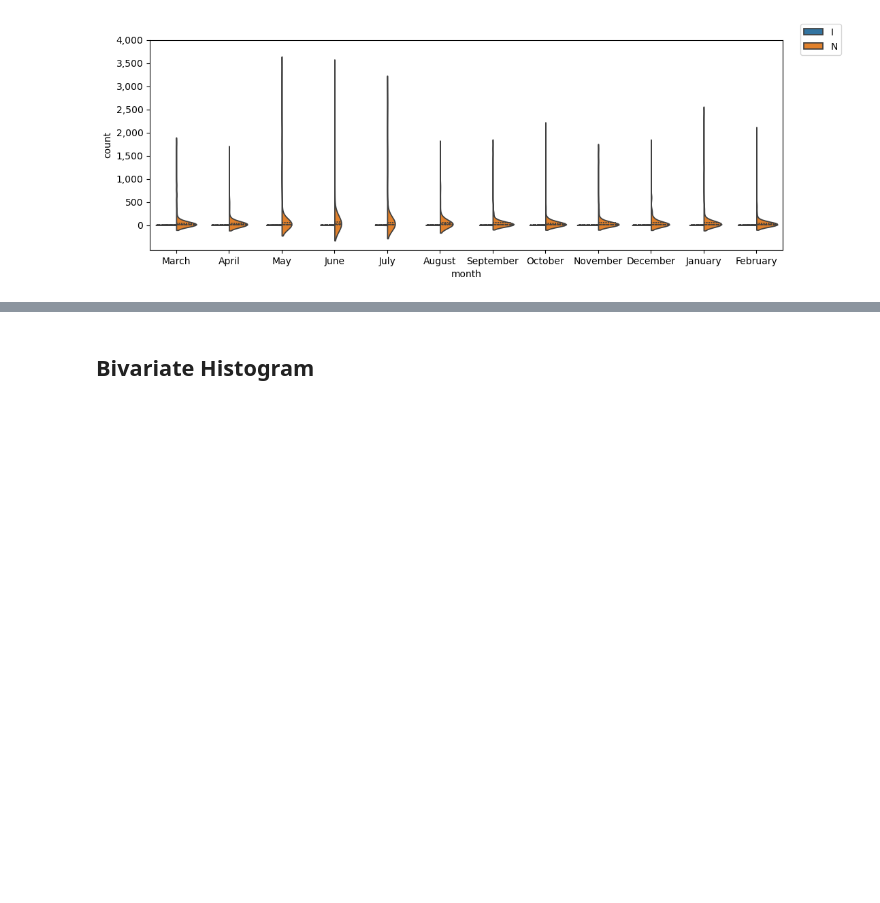
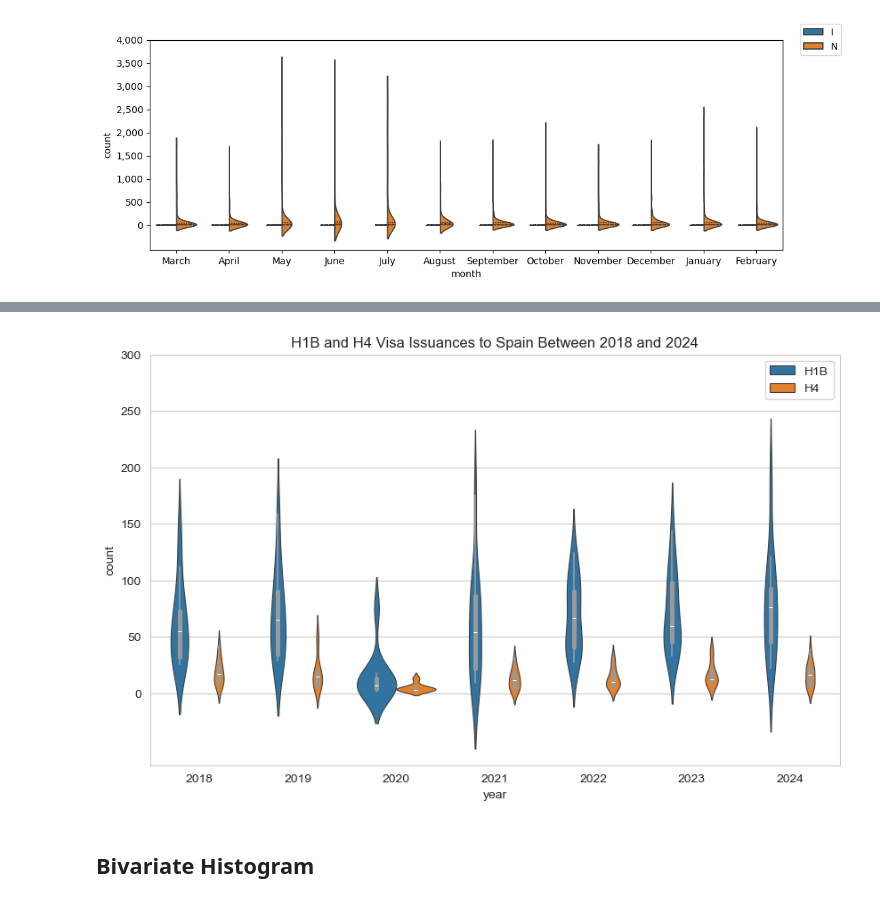
Before and after one commit to tiangenglu/data_visualization, a Jupyter notebook: 2025-04-02_useful_figures.ipynb, the cells around one changed output, grey strips where cells are left out. Cells and saved outputs as stored; diff of their text form; code cells hidden in the pictures; blank space fills up the shorter version.

Commit message:
add one more violin plot to show its applicability

```diff
--- a/2025-04-02_useful_figures.ipynb
+++ b/2025-04-02_useful_figures.ipynb
@@ -97,3 +106,17 @@ Data Source: Logistics Performance Index(LPI), World Bank
+# %%
+plt.figure(figsize = (10,6))
+sns.set_style("whitegrid")
+sns.violinplot(data=spain.loc[(spain['visa'].isin(['H1B','H4'])) & (~spain['year'].isin(['2017', '2025']))],
+               x="year", y="count", hue="visa", split=False,linewidth=0.8, inner_kws=dict(color= '.6')
+)
+current_values = plt.gca().get_yticks()
+plt.yticks(current_values[current_values >=0]) # add this step to avoid warning
+plt.gca().set_yticklabels(['{:,.0f}'.format(y) for y in current_values[current_values >=0]])
+plt.legend(loc = 'best')
+plt.title('H1B and H4 Visa Issuances to Spain Between 2018 and 2024')
+plt.show()
+# %% [output]
+[figure, added]
 # %% [markdown]
 ## Bivariate Histogram
 # %%
```
Also changed, not shown: parts of 6 cells of this notebook.
